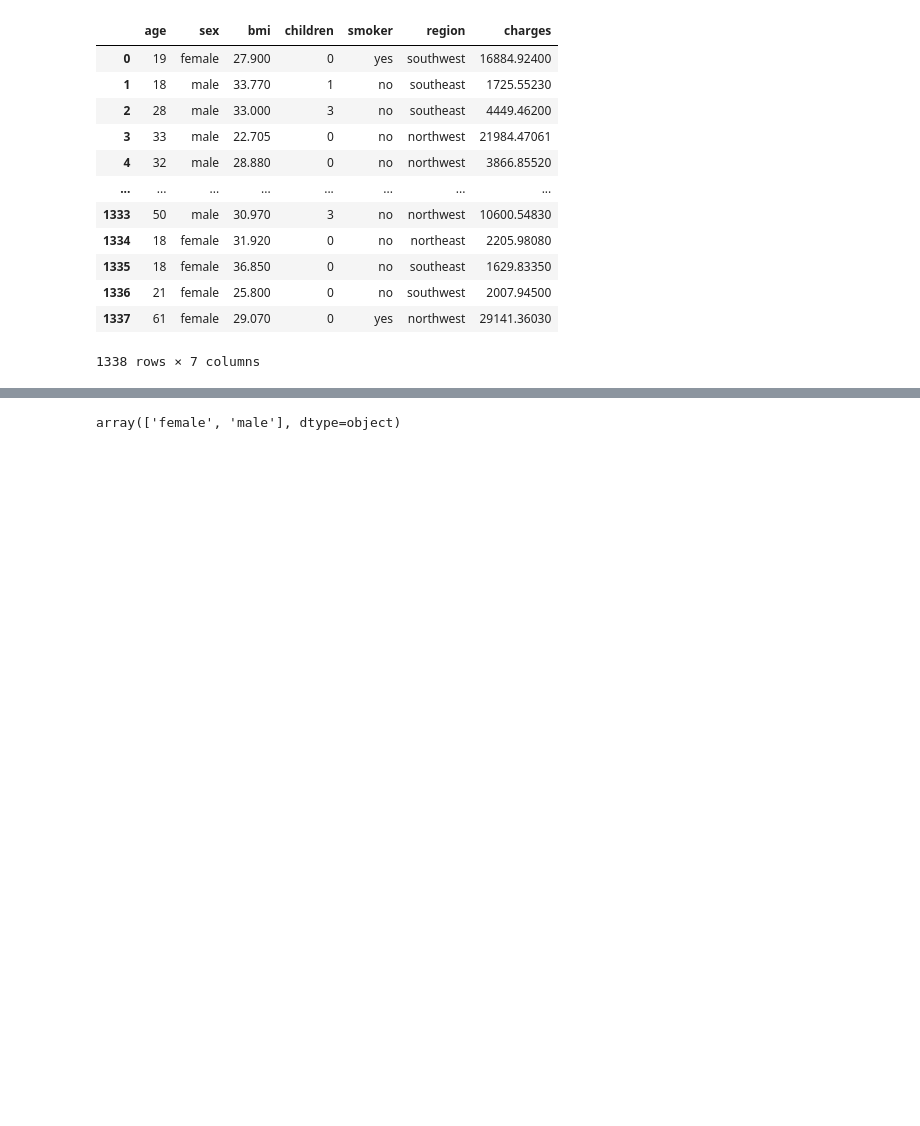
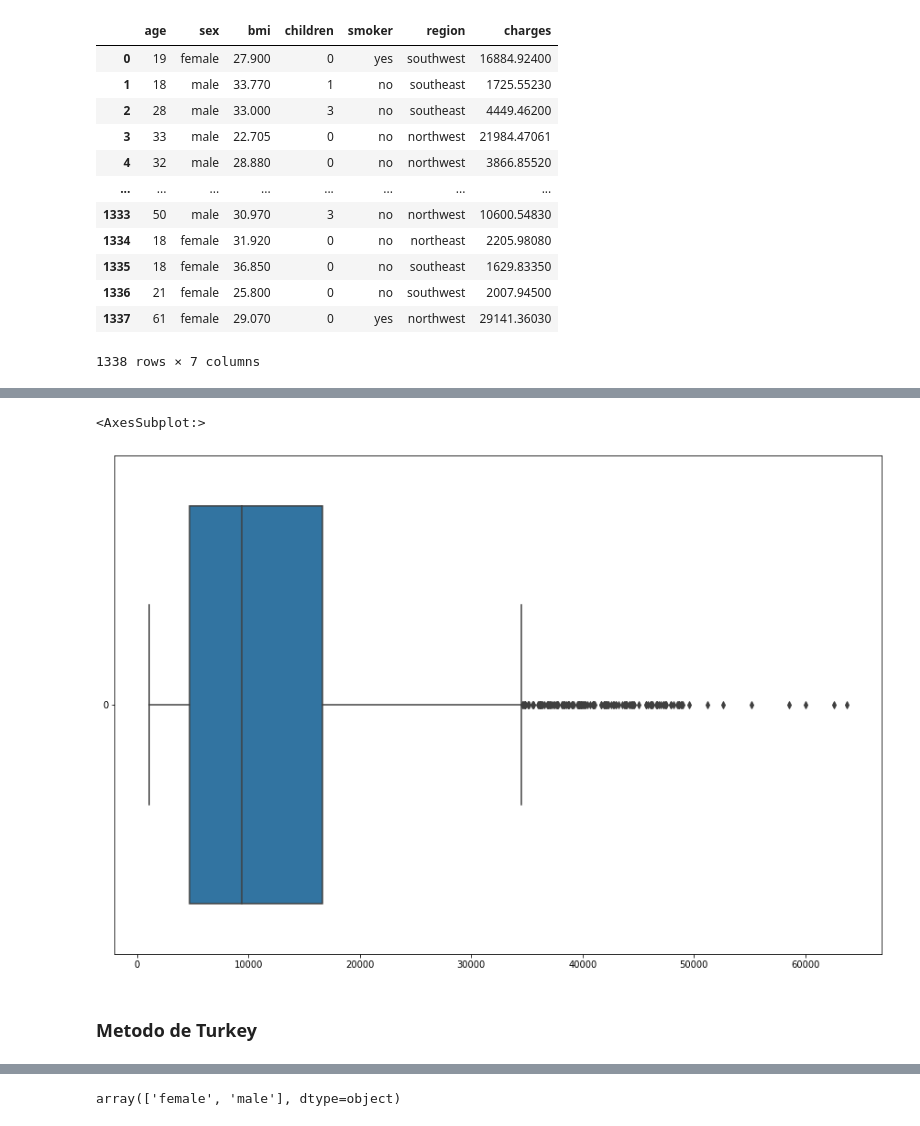
Before and after one commit to drmorales4/proyectoRegresion_BIM2, a Jupyter notebook: proyectoBIM2_medicalCostPersonal.ipynb, the cells around one changed output, grey strips where cells are left out. Cells and saved outputs as stored; diff of their text form; code cells hidden in the pictures; blank space fills up the shorter version.

```diff
--- a/proyectoBIM2_medicalCostPersonal.ipynb
+++ b/proyectoBIM2_medicalCostPersonal.ipynb
@@ -106,0 +143,7 @@ array(['female', 'male'], dtype=object)
+# %%
+sns.boxplot(data=data['charges'], orient="h")
+# %% [output]
+<AxesSubplot:>
+[figure, added]
+# %% [markdown]
+### Metodo de Turkey
```
Also changed, not shown: parts of 65 cells of this notebook.
